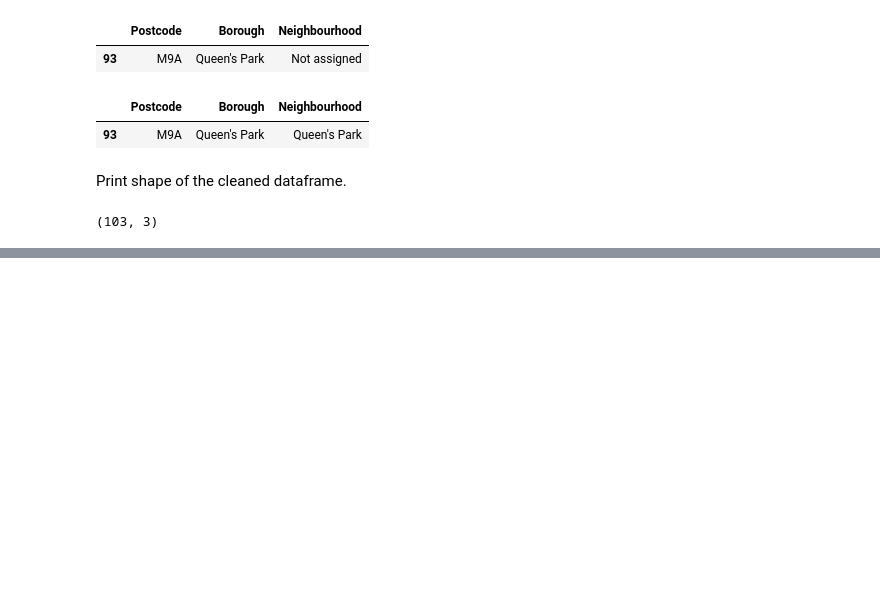
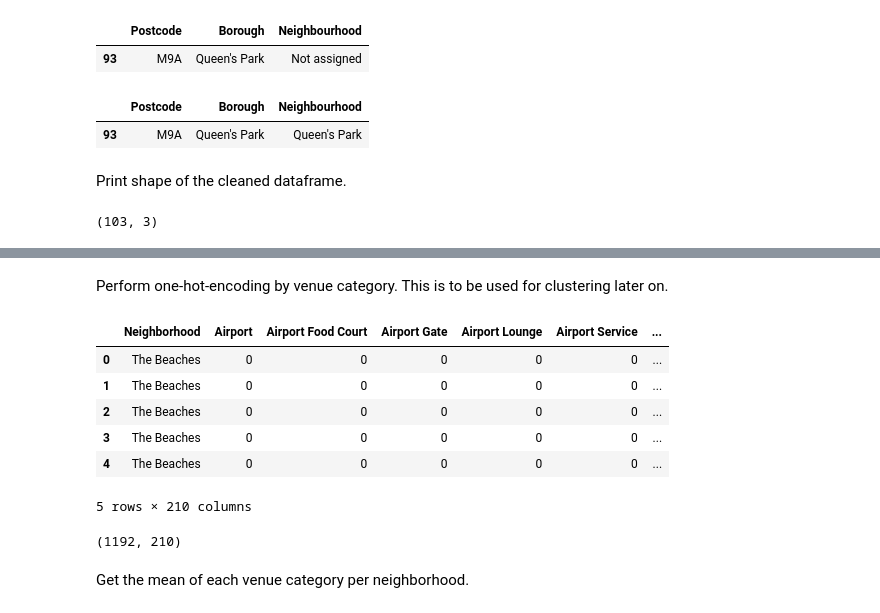
Before and after one commit to mantcep/dspc, a Jupyter notebook: segmenting-neighborhoods-toronto.ipynb, the cells around one changed output, grey strips where cells are left out. Saved outputs shown, nothing was run; the diff lists cells and outputs as text; code cells hidden in the pictures; blank space fills up the shorter version.

```diff
--- a/segmenting-neighborhoods-toronto.ipynb
+++ b/segmenting-neighborhoods-toronto.ipynb
@@ -73,0 +261,29 @@ df.shape
+# %% [markdown]
+Perform one-hot-encoding by venue category. This is to be used for clustering later on.
+# %%
+# One hot encoding
+toronto_onehot = pd.get_dummies(toronto_venues[['Venue Category']], prefix="", prefix_sep="")
+
+# Add neighborhood column back to dataframe
+toronto_onehot['Neighborhood'] = toronto_venues['Neighborhood']
+
+# Move neighborhood column to the first column
+neighborhood = toronto_onehot['Neighborhood']
+toronto_onehot.drop(columns='Neighborhood', inplace=True)
+toronto_onehot.insert(0, 'Neighborhood', neighborhood)
+
+toronto_onehot.head()
+# %% [output]
+|  | Neighborhood | Airport | Airport Food Court | Airport Gate | Airport Lounge | Airport Service | ... |
+| 0 | The Beaches | 0 | 0 | 0 | 0 | 0 | ... |
+| 1 | The Beaches | 0 | 0 | 0 | 0 | 0 | ... |
+| 2 | The Beaches | 0 | 0 | 0 | 0 | 0 | ... |
+| 3 | The Beaches | 0 | 0 | 0 | 0 | 0 | ... |
+| 4 | The Beaches | 0 | 0 | 0 | 0 | 0 | ... |
+5 rows × 210 columns
+# %%
+toronto_onehot.shape
+# %% [output]
+(1192, 210)
+# %% [markdown]
+Get the mean of each venue category per neighborhood.
```
Also changed, not shown: parts of 42 cells of this notebook, 3 other files.
